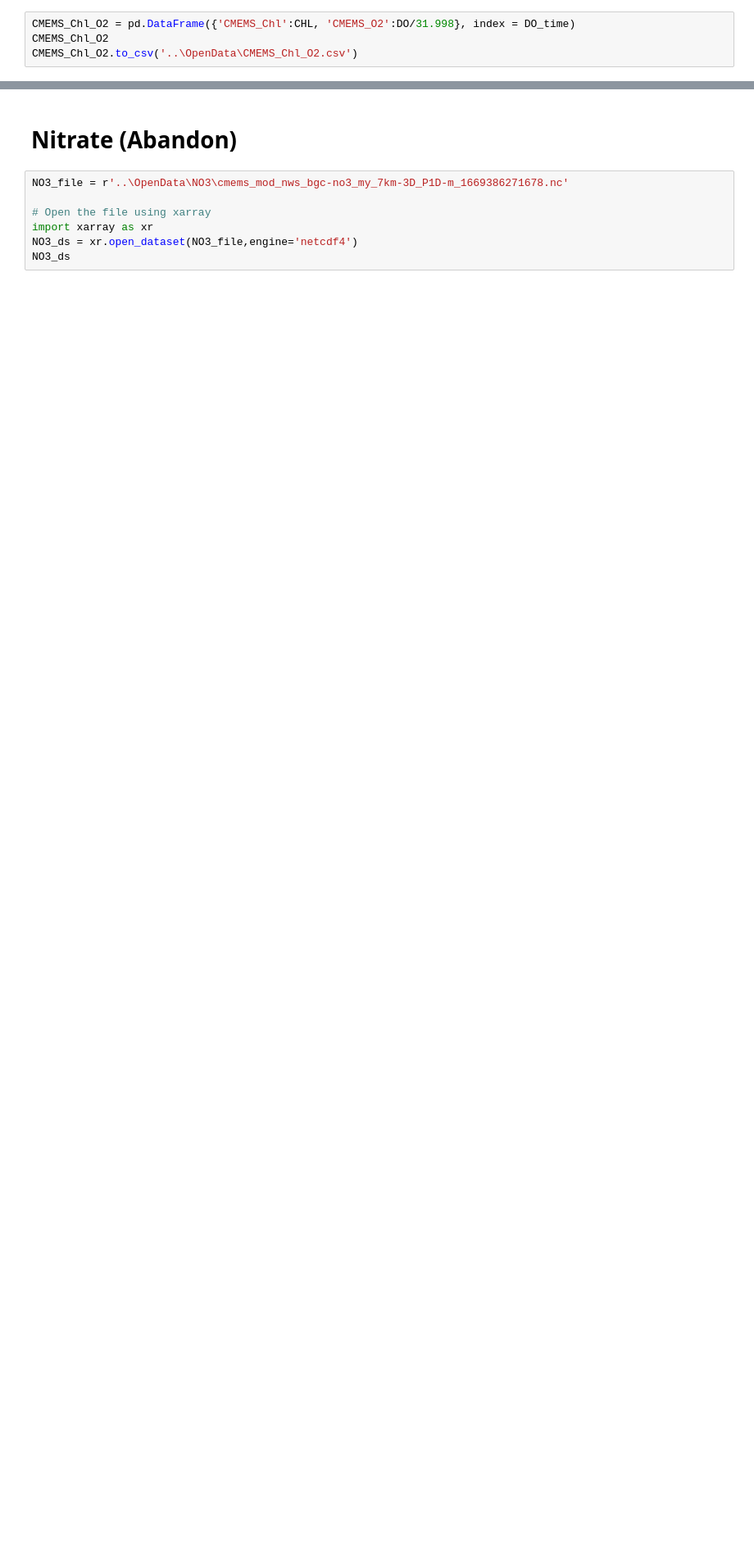
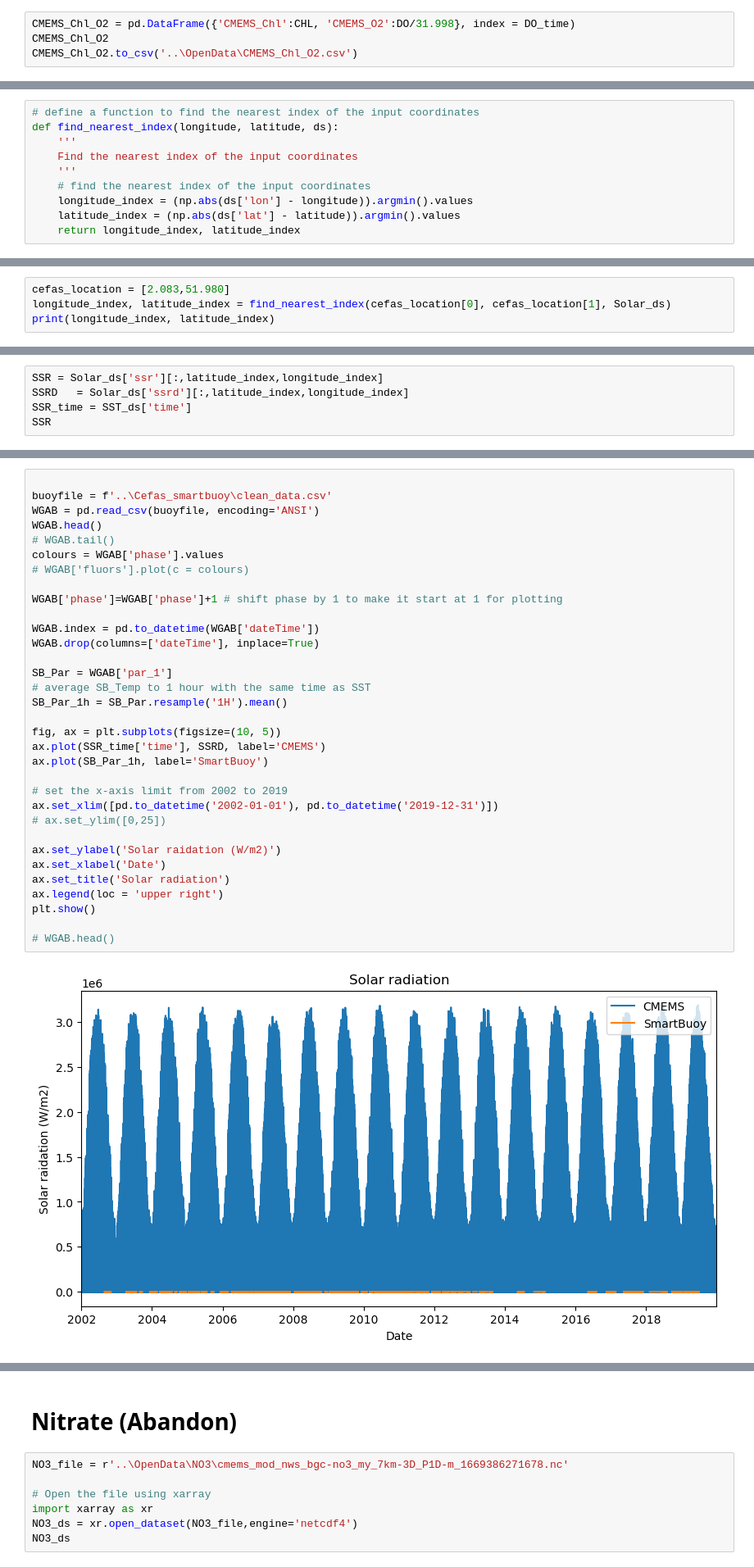
Before and after one commit to Reubenpt123/DAV, a Jupyter notebook: Opendata_Extraction.ipynb, the cells around one changed output, grey strips where cells are left out. Shown at 82% size. Drawn from its saved outputs; the diff is of its cells as text; blank space fills up the shorter version.

Commit message:
Add solar radiation extraction

```diff
--- a/Opendata_Extraction.ipynb
+++ b/Opendata_Extraction.ipynb
@@ -458,0 +483,10 @@ CMEMS_Chl_O2.to_csv('..\OpenData\CMEMS_Chl_O2.csv')
+# %%
+# define a function to find the nearest index of the input coordinates
+def find_nearest_index(longitude, latitude, ds):
+    '''
+    Find the nearest index of the input coordinates
+    '''
+    # find the nearest index of the input coordinates
+    longitude_index = (np.abs(ds['lon'] - longitude)).argmin().values
+    latitude_index = (np.abs(ds['lat'] - latitude)).argmin().values
+    return longitude_index, latitude_index
@@ -458,0 +505,4 @@ CMEMS_Chl_O2.to_csv('..\OpenData\CMEMS_Chl_O2.csv')
+# %%
+cefas_location = [2.083,51.980]
+longitude_index, latitude_index = find_nearest_index(cefas_location[0], cefas_location[1], Solar_ds)
+print(longitude_index, latitude_index)
@@ -458,0 +511,5 @@ CMEMS_Chl_O2.to_csv('..\OpenData\CMEMS_Chl_O2.csv')
+# %%
+SSR = Solar_ds['ssr'][:,latitude_index,longitude_index]
+SSRD   = Solar_ds['ssrd'][:,latitude_index,longitude_index]
+SSR_time = SST_ds['time']
+SSR
@@ -458,0 +530,35 @@ CMEMS_Chl_O2.to_csv('..\OpenData\CMEMS_Chl_O2.csv')
+# %%
+
+buoyfile = f'..\Cefas_smartbuoy\clean_data.csv'
+WGAB = pd.read_csv(buoyfile, encoding='ANSI')
+WGAB.head()
+# WGAB.tail()
+colours = WGAB['phase'].values
+# WGAB['fluors'].plot(c = colours)
+
+WGAB['phase']=WGAB['phase']+1 # shift phase by 1 to make it start at 1 for plotting
+
+WGAB.index = pd.to_datetime(WGAB['dateTime'])
+WGAB.drop(columns=['dateTime'], inplace=True)
+
+SB_Par = WGAB['par_1']
+# average SB_Temp to 1 hour with the same time as SST
+SB_Par_1h = SB_Par.resample('1H').mean()
+
+fig, ax = plt.subplots(figsize=(10, 5))
+ax.plot(SSR_time['time'], SSRD, label='CMEMS')
+ax.plot(SB_Par_1h, label='SmartBuoy')
+
+# set the x-axis limit from 2002 to 2019
+ax.set_xlim([pd.to_datetime('2002-01-01'), pd.to_datetime('2019-12-31')])
+# ax.set_ylim([0,25])
+
+ax.set_ylabel('Solar raidation (W/m2)')
+ax.set_xlabel('Date')
+ax.set_title('Solar radiation')
+ax.legend(loc = 'upper right')
+plt.show()
+
+# WGAB.head()
+# %% [output]
+[figure, added]
```
Also changed, not shown: parts of 7 cells of this notebook.
